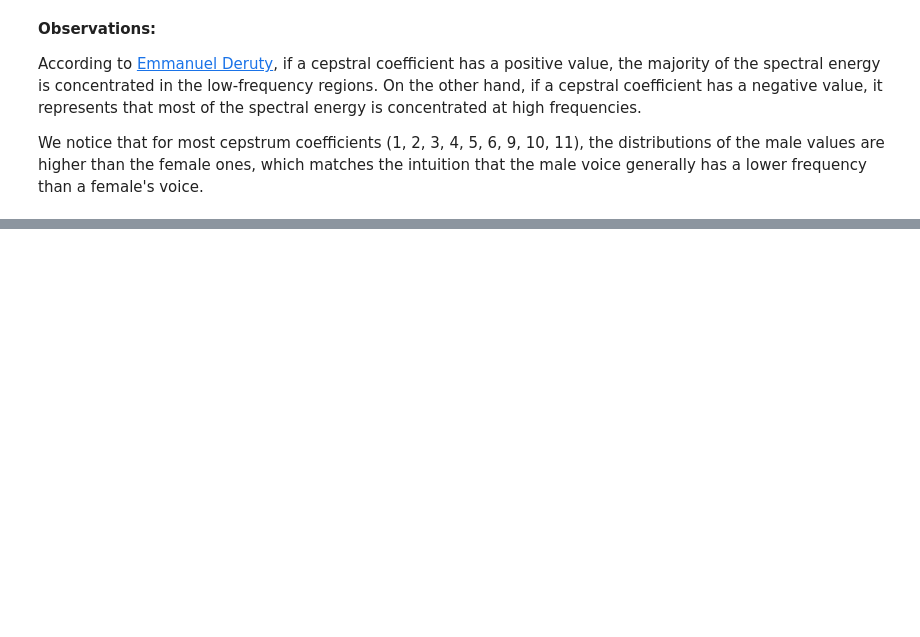
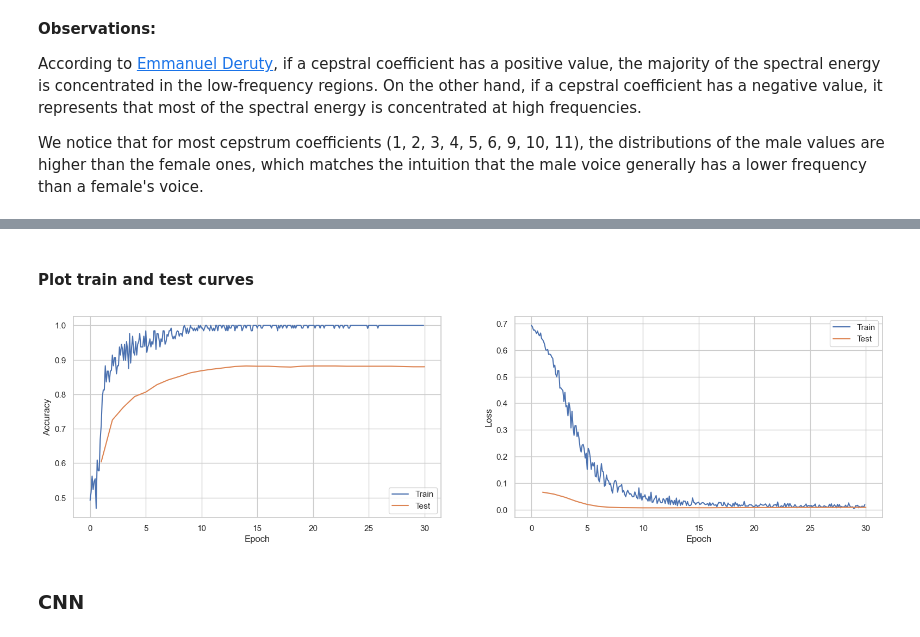
Before and after one commit to francis-murray/speaker-classification, a Jupyter notebook: speaker_classification.ipynb, the cells around one changed output, grey strips where cells are left out. Drawn from its saved outputs; the diff is of its cells as text; code cells hidden in the pictures; blank space fills up the shorter version.

Commit message:
ML classifiers

```diff
--- a/speaker_classification.ipynb
+++ b/speaker_classification.ipynb
@@ -423,0 +633,5 @@ Before normalization:
+# %%
+with open("results.txt", "a") as f:
+    f.write("\n\nRandom Forest classifier:")
+    f.write(f"\n• Mean training accuracy: {train_acc:>7.2%}")
+    f.write(f"\n• Mean testing accuracy:  {test_acc:>7.2%}")
@@ -423,0 +789,18 @@ Before normalization:
+# %%
+NUM_EPOCHS = 30
+train_loss_history = []
+train_acc_history = []
+test_loss_history = []
+test_acc_history = []
+
+for t in range(1, NUM_EPOCHS + 1):
+    print(f"\n----------- Epoch Nr. {t} -----------")
+    train_loss, train_acc = train_epoch(train_dataloader, model, loss_fn, optimizer, t)
+    train_loss_history.extend(train_loss)
+    train_acc_history.extend(train_acc)
+
+    test_loss, test_acc = test_epoch(test_dataloader, model, loss_fn)
+    test_loss_history.append(test_loss)
+    test_acc_history.append(test_acc)
+
+    lr_scheduler.step()
@@ -423,0 +825,27 @@ Before normalization:
+# %% [markdown]
+#### Plot train and test curves
+# %%
+n_train = len(train_acc_history)
+t_train = NUM_EPOCHS * np.arange(n_train) / n_train
+t_test = np.arange(1, NUM_EPOCHS + 1)
+
+plt.figure(figsize=(6.4 * 3, 4.8))
+plt.subplot(1, 2, 1)
+plt.plot(t_train, train_acc_history, label="Train")
+plt.plot(t_test, test_acc_history, label="Test")
+plt.legend()
+plt.xlabel("Epoch")
+plt.ylabel("Accuracy")
+
+plt.subplot(1, 2, 2)
+plt.plot(t_train, train_loss_history, label="Train")
+plt.plot(t_test, test_loss_history, label="Test")
+plt.legend()
+plt.xlabel("Epoch")
+plt.ylabel("Loss")
+
+plt.show()
+# %% [output]
+[figure, added]
+# %% [markdown]
+### CNN
```
Also changed, not shown: parts of 59 cells of this notebook.
